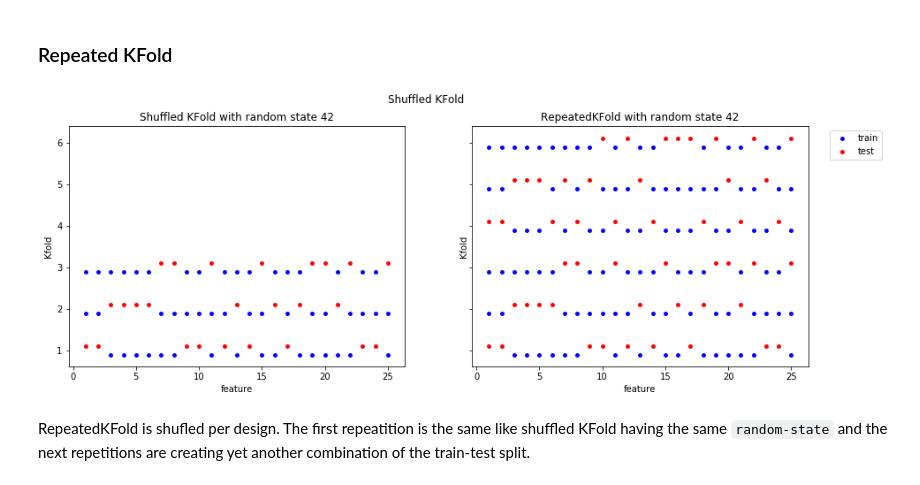
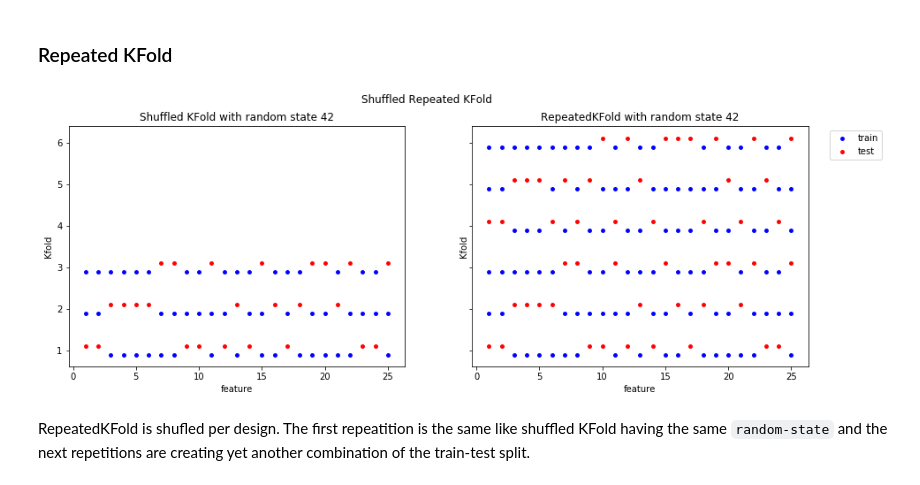
Before and after one commit to vaasha/Machine-leaning-in-examples, a Jupyter notebook: sklearn/cross-validation/Cross Validation.ipynb, the cells around one changed output. Saved outputs shown, nothing was run; the diff lists cells and outputs as text; code cells hidden in the pictures.

```diff
--- a/sklearn/cross-validation/Cross Validation.ipynb
+++ b/sklearn/cross-validation/Cross Validation.ipynb
@@ -408,25 +452,25 @@ krf42 = RepeatedKFold(n_splits=3, n_repeats=2, random_state=42)
 # %%
 train42, test42 = kfoldize(kf42,rn)
 train123, test123 = kfoldize(krf42,rn)
 #train123_2, test123_2 = kfoldize(kf123,rn,shift=.25)
 
 fig,ax = plt.subplots(1,2, figsize=(15,5), sharey=True)
 ax[0].scatter(x="x",y="val",c="b",label="train",s=15,data=train42)
 ax[0].scatter(x="x",y="val",c="r",label="test",s=15,data=test42)
 ax[1].scatter(x="x",y="val",c="b",label="train",s=15,data=train123)
 ax[1].scatter(x="x",y="val",c="r",label="test",s=15,data=test123)
 #ax[1].scatter(x="x",y="val",c="k",label="test second run",s=15,data=test123_2)
 ax[0].set_ylabel("Kfold")
 ax[0].set_xlabel("feature")
 ax[0].set_title("Shuffled KFold with random state 42")
 ax[1].set_ylabel("Kfold")
 ax[1].set_xlabel("feature")
 ax[1].set_title("RepeatedKFold with random state 42")
-plt.suptitle("Shuffled KFold")
+plt.suptitle("Shuffled Repeated KFold")
 plt.legend(bbox_to_anchor=(1.05, 1))
 plt.show()
 # %% [output]
-[figure, old version]
+[figure, new version]
 # %% [markdown]
 RepeatedKFold is shufled per design. The first repeatition is the same like shuffled KFold having the same `random-state` and the next repetitions are creating yet another combination of the train-test split.
 # %% [markdown]
```
Also changed, not shown: parts of 7 cells of this notebook.
